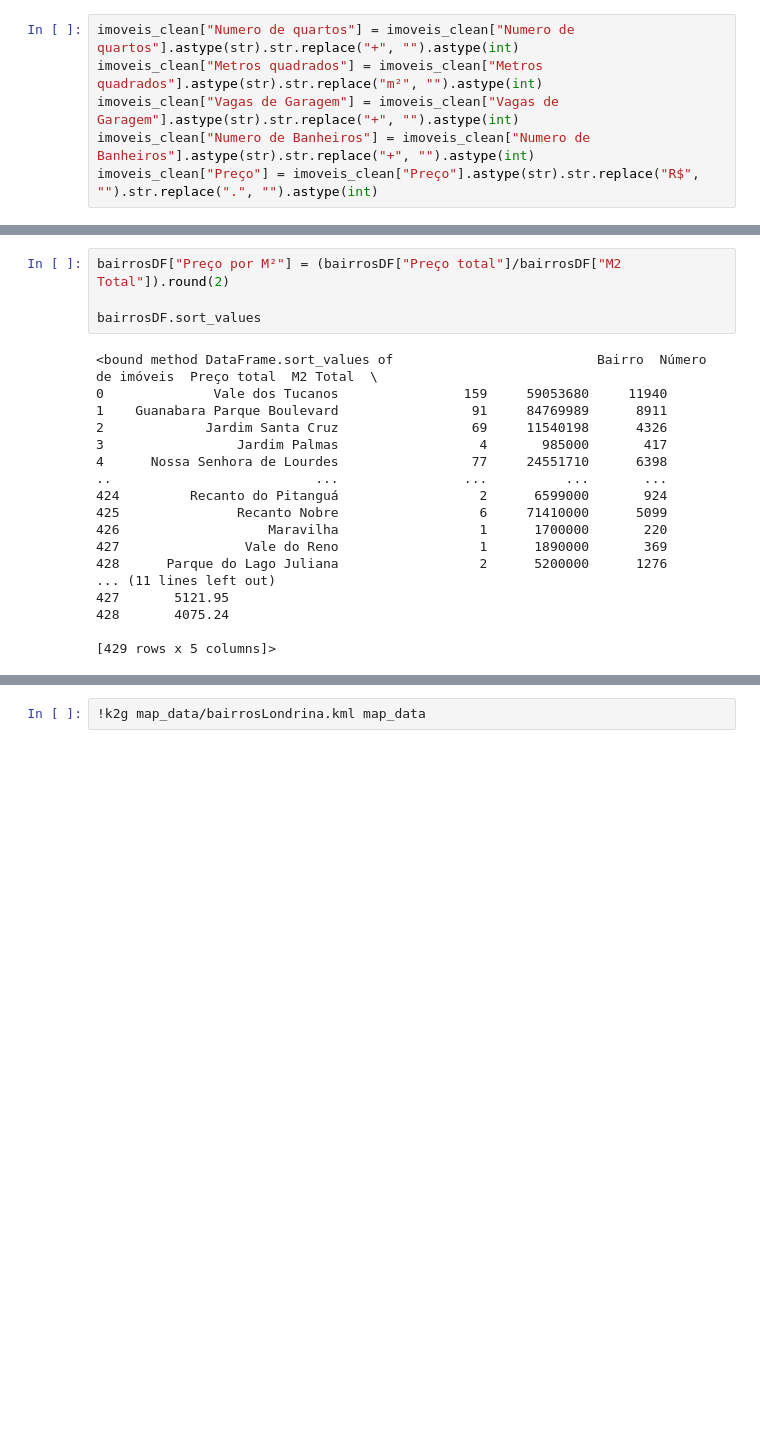
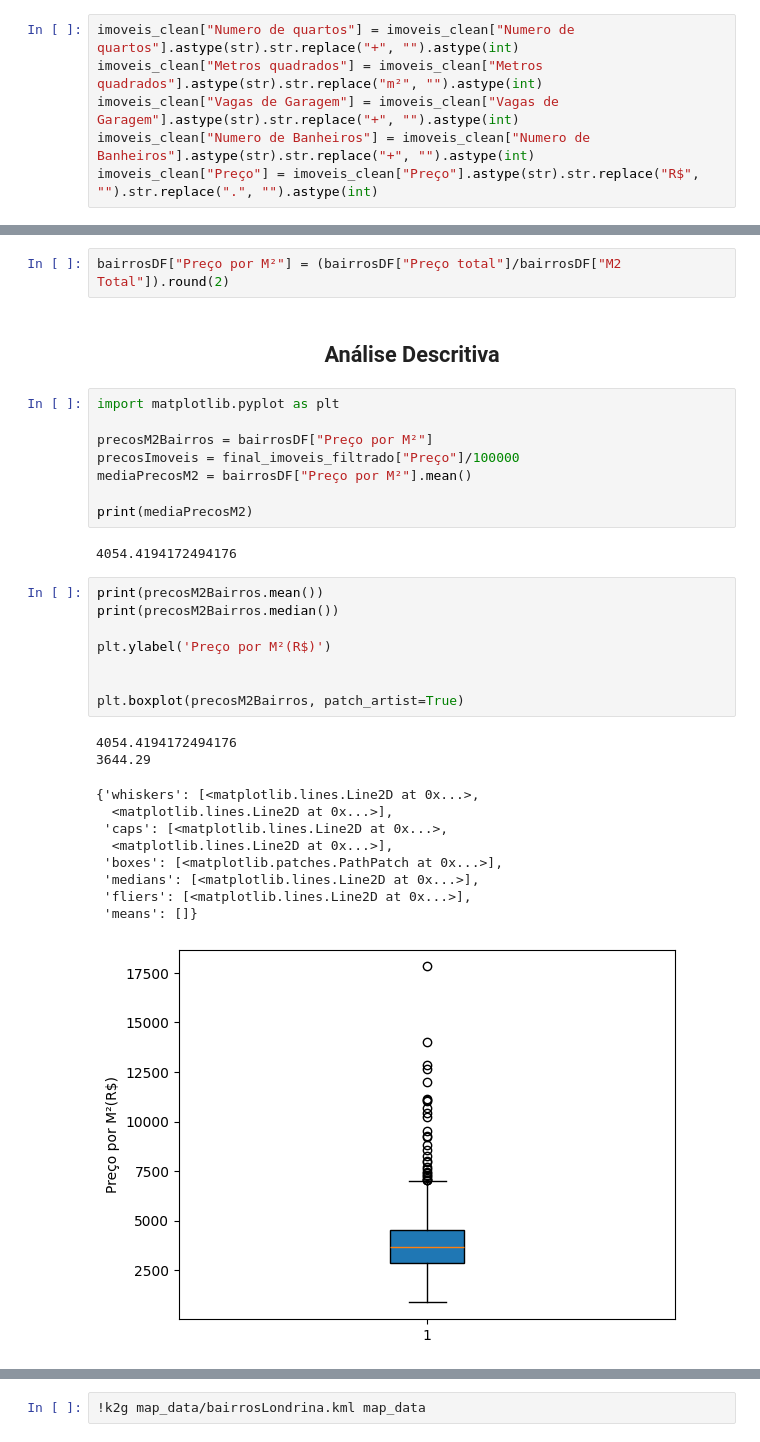
Before and after one commit to ZaniAndrei/Real-Estate-Price-Prediction-in-Londrina, a Jupyter notebook: analise.ipynb, the cells around one changed output, grey strips where cells are left out. Saved outputs shown, nothing was run; the diff lists cells and outputs as text; blank space fills up the shorter version.

Commit message:
Análises de boxplot e Medianas feitas

```diff
--- a/analise.ipynb
+++ b/analise.ipynb
@@ -72,23 +77,36 @@ final_imoveis_filtrado = shuffle(imoveis_filtrado)
 final_imoveis_filtrado.to_csv("csv files/imoveisTraining.csv", index = False)
 # %%
 bairrosDF["Preço por M²"] = (bairrosDF["Preço total"]/bairrosDF["M2 Total"]).round(2)
-
-bairrosDF.sort_values
-# %% [output]
-<bound method DataFrame.sort_values of                          Bairro  Número de imóveis  Preço total  M2 Total  \
-0              Vale dos Tucanos                159     59053680     11940
-1    Guanabara Parque Boulevard                 91     84769989      8911
-2             Jardim Santa Cruz                 69     11540198      4326
-3                 Jardim Palmas                  4       985000       417
-4      Nossa Senhora de Lourdes                 77     24551710      6398
-..                          ...                ...          ...       ...
-424         Recanto do Pitanguá                  2      6599000       924
-425               Recanto Nobre                  6     71410000      5099
-426                   Maravilha                  1      1700000       220
-427                Vale do Reno                  1      1890000       369
-428      Parque do Lago Juliana                  2      5200000      1276
-... (11 lines left out)
-427       5121.95
-428       4075.24
-
-[429 rows x 5 columns]>
+# %% [markdown]
+<h2 style="text-align: center;">Análise Descritiva
+</h2>
+# %%
+import matplotlib.pyplot as plt
+
+precosM2Bairros = bairrosDF["Preço por M²"]
+precosImoveis = final_imoveis_filtrado["Preço"]/100000
+mediaPrecosM2 = bairrosDF["Preço por M²"].mean()
+
+print(mediaPrecosM2)
+# %% [output]
+4054.4194172494176
+# %%
+print(precosM2Bairros.mean())
+print(precosM2Bairros.median())
+
+plt.ylabel('Preço por M²(R$)')
+
+
+plt.boxplot(precosM2Bairros, patch_artist=True)
+# %% [output]
+4054.4194172494176
+3644.29
+{'whiskers': [<matplotlib.lines.Line2D at 0x...>,
+  <matplotlib.lines.Line2D at 0x...>],
+ 'caps': [<matplotlib.lines.Line2D at 0x...>,
+  <matplotlib.lines.Line2D at 0x...>],
+ 'boxes': [<matplotlib.patches.PathPatch at 0x...>],
+ 'medians': [<matplotlib.lines.Line2D at 0x...>],
+ 'fliers': [<matplotlib.lines.Line2D at 0x...>],
+ 'means': []}
+[figure, added]
```
Also changed, not shown: parts of 11 cells of this notebook, 1 other file.
